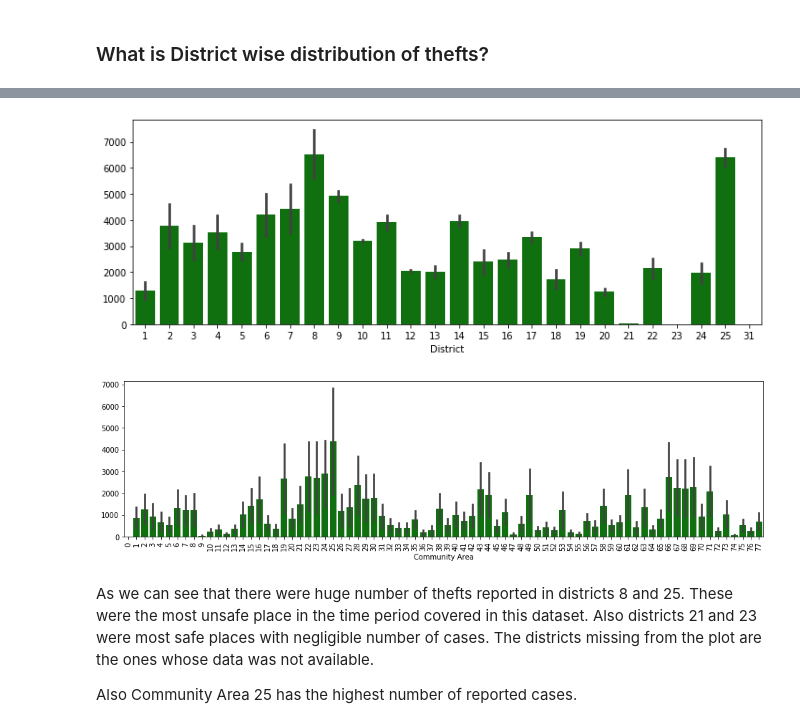
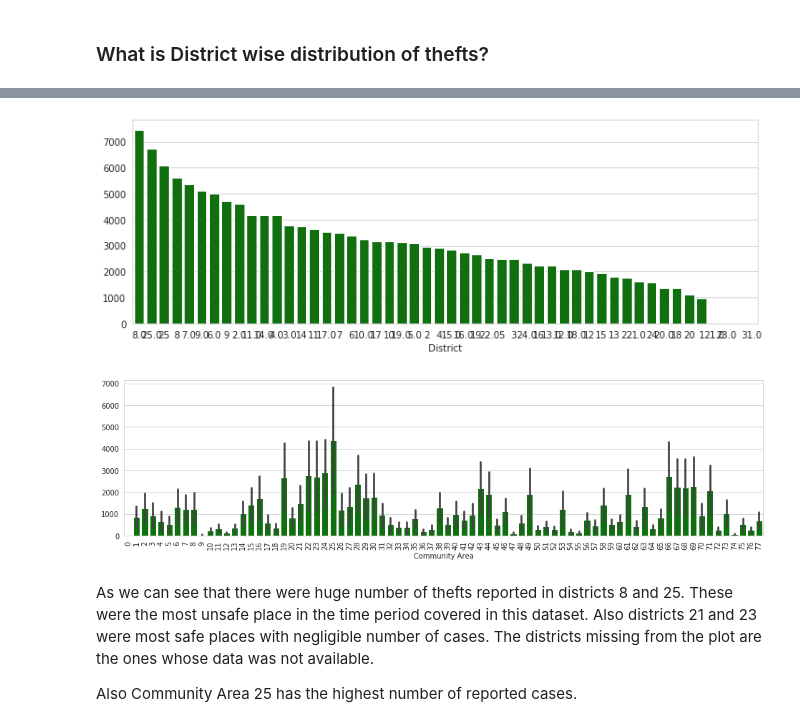
Before and after one commit to varenyamBakshi/Data-Analytis-Project, a Jupyter notebook: EDA project.ipynb, the cells around one changed output, grey strips where cells are left out. Cells and saved outputs as stored; diff of their text form; code cells hidden in the pictures.

```diff
--- a/EDA project.ipynb
+++ b/EDA project.ipynb
@@ -161,23 +185,23 @@ plt.show()
 # %%
 #District wise distribution of cases
 districts = df_categorical.District.dropna().value_counts()
-districts.drop(labels=' ', inplace=True)
-districts.index = [int(x) for x in districts.index.to_list()]
+#districts.drop(labels=' ', inplace=True)
+#districts.index = [int(x) for x in districts.index.to_list()]
 plt.figure(figsize=(12,4))
 sns.barplot(y=districts.values , x=districts.index, color='g')
 plt.xlabel("District")
 #Community Area wise distribution of cases
 comarea = df_categorical.CommunityArea.dropna().value_counts()
 comarea.drop(labels=' ', inplace=True)
 comarea.index = [int(x) for x in comarea.index.to_list()]
 plt.figure(figsize=(16,4))
 sns.barplot(y=comarea.values , x=comarea.index, color='g')
 plt.xticks(rotation=90)
 plt.xlabel("Community Area")
 plt.show()
 # %% [output]
-[figure, old version]
+[figure, new version]
-[figure, old version]
+[figure, new version]
 # %% [markdown]
 As we can see that there were huge number of thefts reported in districts 8 and 25. These were the most unsafe place in the time period covered in this dataset. Also districts 21 and 23 were most safe places with negligible number of cases. The districts missing from the plot are the ones whose data was not available.
 
```
Also changed, not shown: parts of 20 cells of this notebook.
